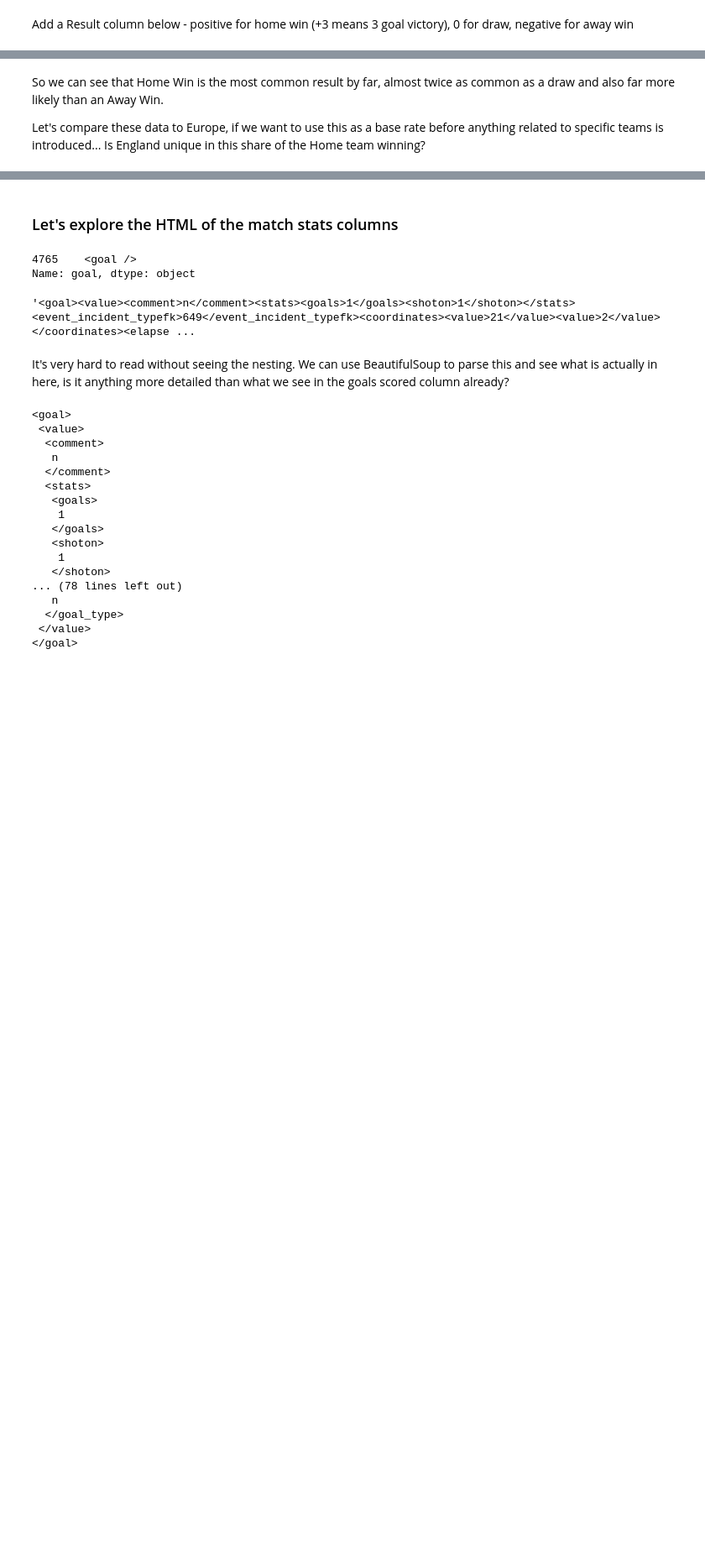
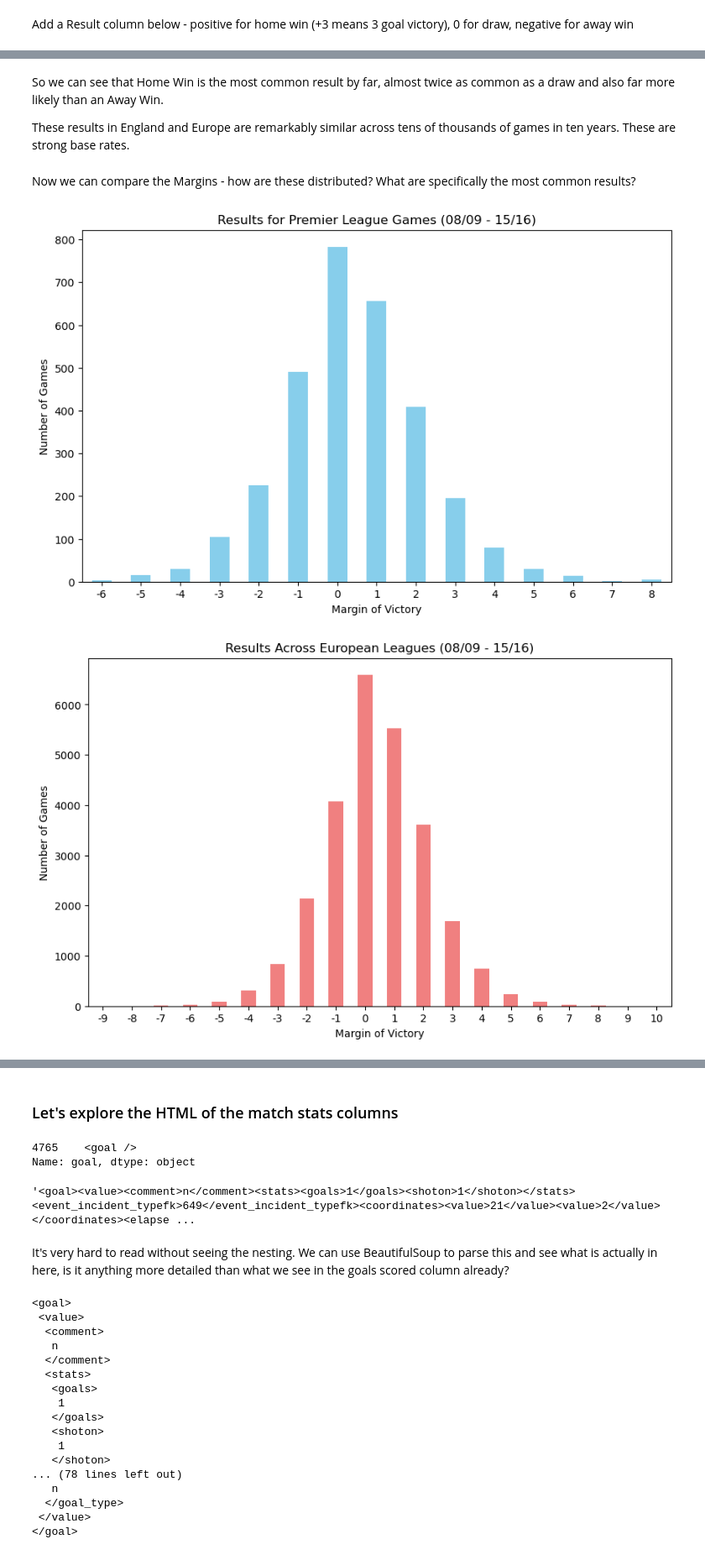
Before and after one commit to tjjdoherty/football-project-mvp, a Jupyter notebook: intro_clean_eda.ipynb, the cells around one changed output, grey strips where cells are left out. Shown at 84% size. Saved outputs shown, nothing was run; the diff lists cells and outputs as text; code cells hidden in the pictures; blank space fills up the shorter version.

```diff
--- a/intro_clean_eda.ipynb
+++ b/intro_clean_eda.ipynb
@@ -275,4 +325,27 @@ fig.show()
 # %% [markdown]
 So we can see that Home Win is the most common result by far, almost twice as common as a draw and also far more likely than an Away Win.
 
-Let's compare these data to Europe, if we want to use this as a base rate before anything  related to specific teams is introduced... Is England unique in this share of the Home team winning?
+These results in England and Europe are remarkably similar across tens of thousands of games in ten years. These are strong base rates.
+# %% [markdown]
+Now we can compare the Margins - how are these distributed? What are specifically the most common results?
+# %%
+# First figure for the 'prem' dataframe
+plt.figure(figsize=(10, 6))
+prem['Margin'].value_counts().sort_index().plot(kind='bar', color='skyblue')
+plt.xlabel('Margin of Victory')
+plt.ylabel('Number of Games')
+plt.title('Results for Premier League Games (08/09 - 15/16)')
+plt.xticks(rotation=0)
+plt.show()
+
+# Second figure for the 'all_matches' dataframe
+plt.figure(figsize=(10, 6))
+all_matches['Margin'].value_counts().sort_index().plot(kind='bar', color='lightcoral')
+plt.xlabel('Margin of Victory')
+plt.ylabel('Number of Games')
+plt.title('Results Across European Leagues (08/09 - 15/16)')
+plt.xticks(rotation=0)
+plt.show()
+# %% [output]
+[figure, added]
+[figure, added]
```
Also changed, not shown: parts of 15 cells of this notebook.
